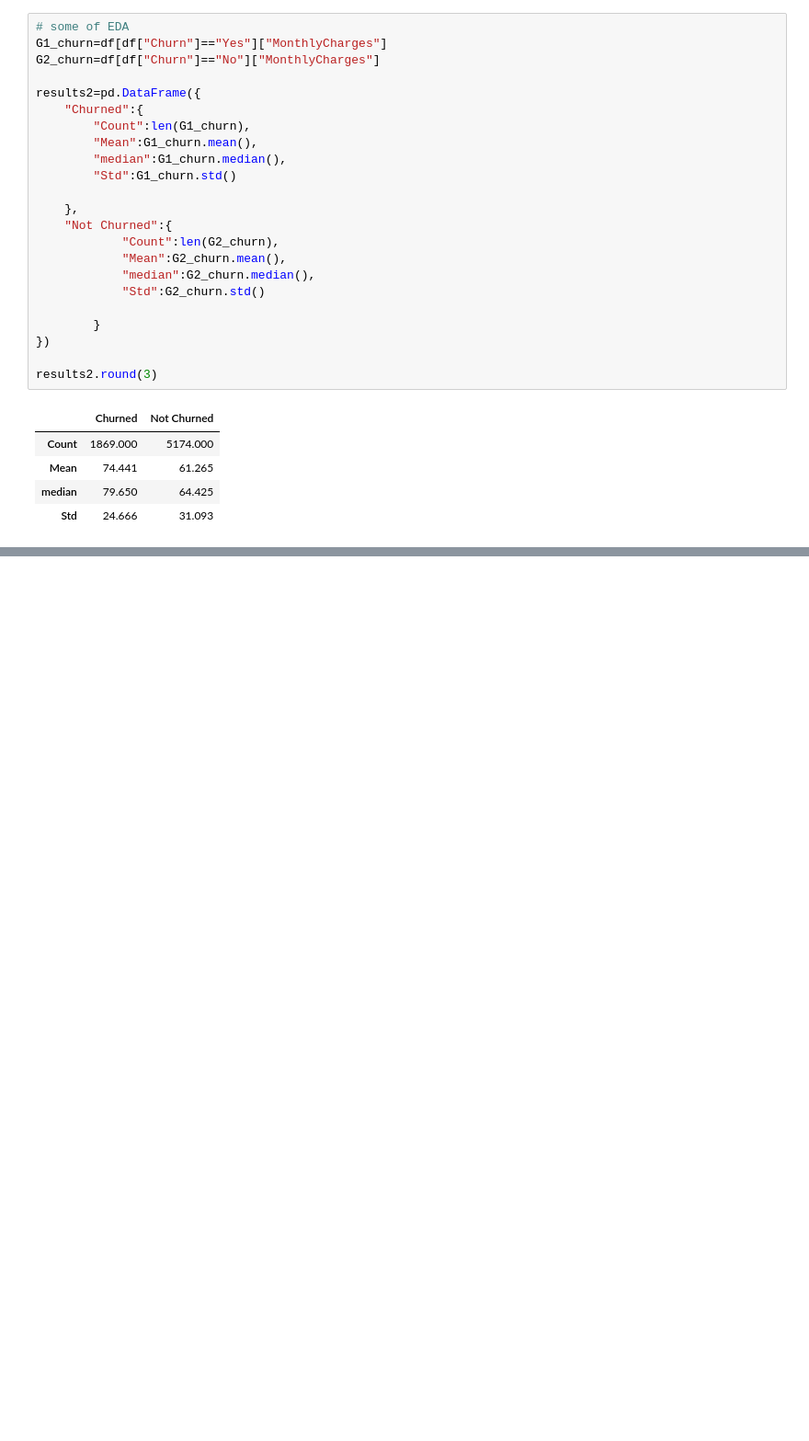
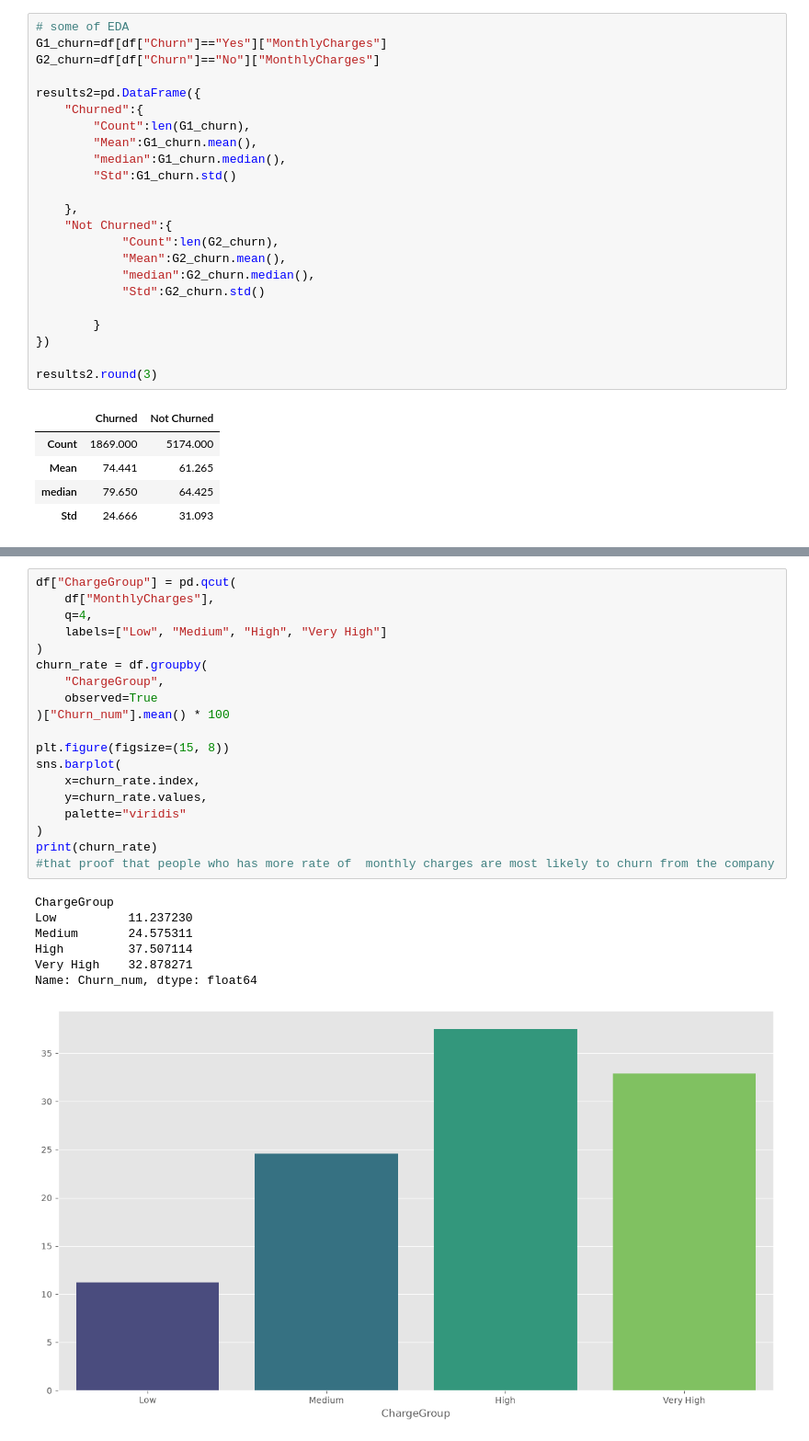
Before and after one commit to braabarkat2004-boop/ML_project, a Jupyter notebook: notebooks/EDA.ipynb, the cells around one changed output, grey strips where cells are left out. Shown at 92% size. Saved outputs shown, nothing was run; the diff lists cells and outputs as text; blank space fills up the shorter version.

```diff
--- a/notebooks/EDA.ipynb
+++ b/notebooks/EDA.ipynb
@@ -420,0 +580,27 @@ results2.round(3)
+# %%
+df["ChargeGroup"] = pd.qcut(
+    df["MonthlyCharges"],
+    q=4,
+    labels=["Low", "Medium", "High", "Very High"]
+)
+churn_rate = df.groupby(
+    "ChargeGroup",
+    observed=True
+)["Churn_num"].mean() * 100
+
+plt.figure(figsize=(15, 8))
+sns.barplot(
+    x=churn_rate.index,
+    y=churn_rate.values,
+    palette="viridis"
+)
+print(churn_rate)
+#that proof that people who has more rate of  monthly charges are most likely to churn from the company
+# %% [output]
+ChargeGroup
+Low          11.237230
+Medium       24.575311
+High         37.507114
+Very High    32.878271
+Name: Churn_num, dtype: float64
+[figure, added]
```
Also changed, not shown: parts of 37 cells of this notebook, 9 other files.
